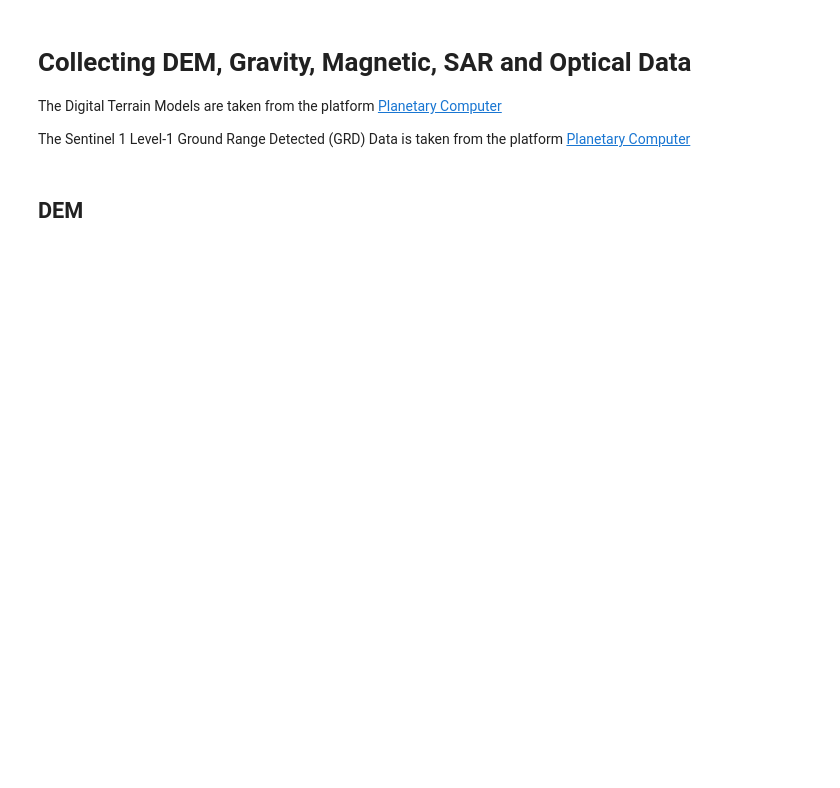
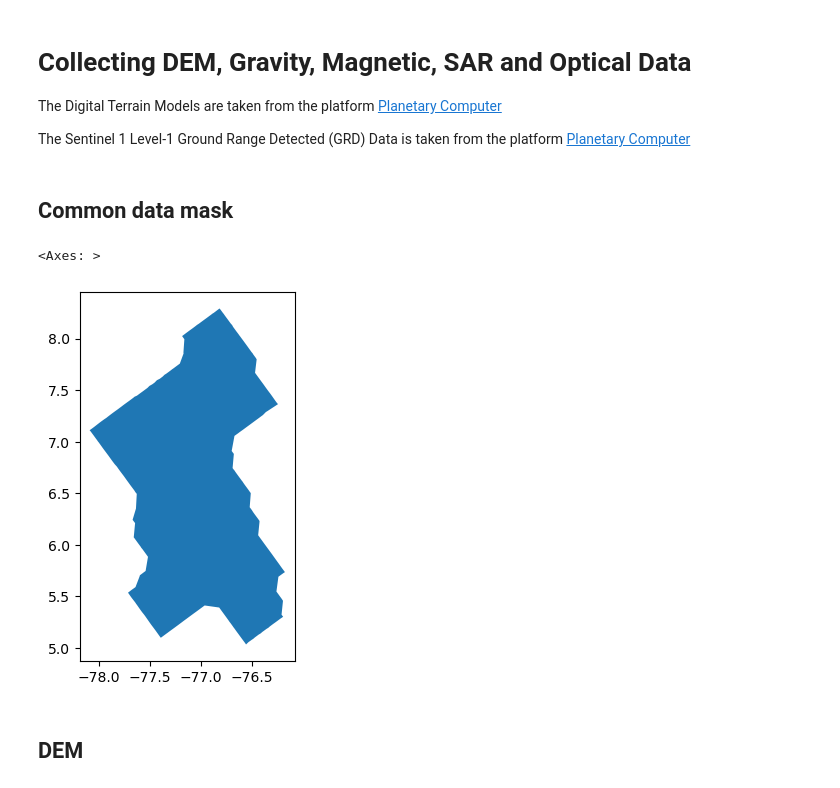
Before and after one commit to AppliedMechanics-EAFIT/lineament_detection, a Jupyter notebook: notebooks/collecting.ipynb, the cells around one changed output. Saved outputs shown, nothing was run; the diff lists cells and outputs as text; code cells hidden in the pictures; blank space fills up the shorter version.

```diff
--- a/notebooks/collecting.ipynb
+++ b/notebooks/collecting.ipynb
@@ -21,5 +25,14 @@ importlib.reload(raster_plotting);
 import os
 data_dir = os.path.abspath(os.path.join('..', 'data'))
 output_dir = os.path.abspath(os.path.join('..', 'output'))
+# %% [markdown]
+## Common data mask
+# %%
+filename = output_dir + '/masks/mask_of_gravity_data.shp'
+gdf_mask = gpd.read_file(filename)
+gdf_mask.plot()
+# %% [output]
+<Axes: >
+[figure, added]
 # %% [markdown]
 ## DEM
```
Also changed, not shown: parts of 63 cells of this notebook.
